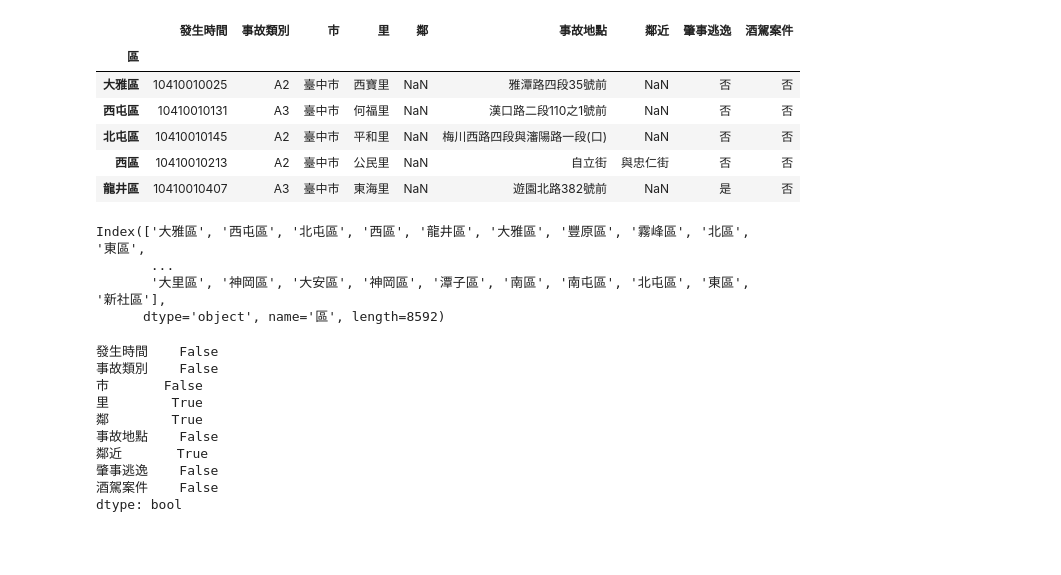
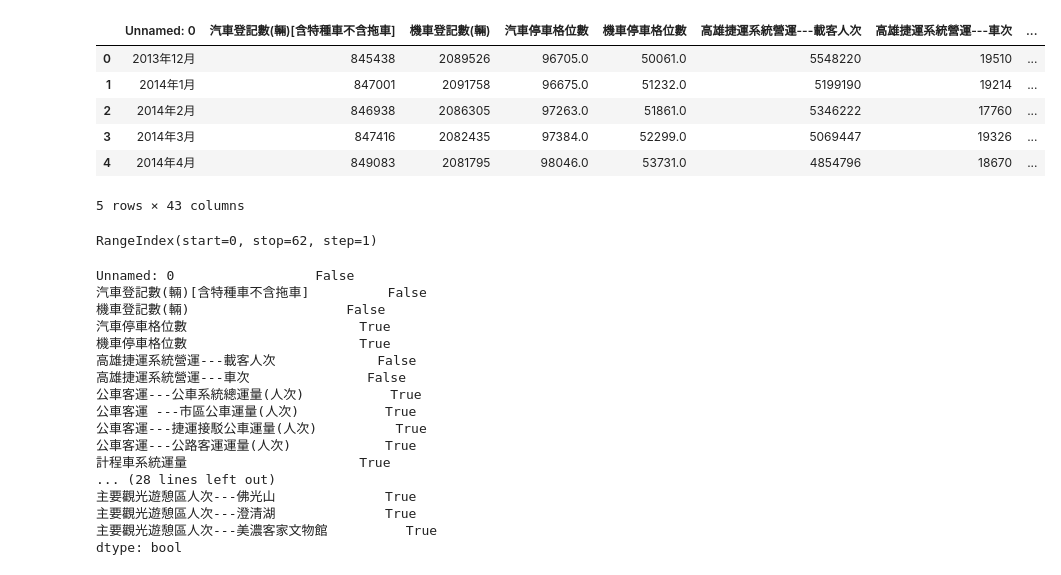
Before and after one commit to ChiDavid/ChiDavidPython, a Jupyter notebook: [NCTS]_Homework_Q5-1_DavidChi.ipynb, the cells around one changed output. Saved outputs shown, nothing was run; the diff lists cells and outputs as text; code cells hidden in the pictures; blank space fills up the shorter version.

```diff
--- a/[NCTS]_Homework_Q5-1_DavidChi.ipynb
+++ b/[NCTS]_Homework_Q5-1_DavidChi.ipynb
@@ -12,35 +12,39 @@ from ipywidgets import interact
 from sklearn.linear_model import LinearRegression
 from sklearn.model_selection import train_test_split
 myfont = FontProperties(fname=r'c:\windows\fonts\simsun.ttc', size=14)
-# %%
-path = ('http://datacenter.taichung.gov.tw/swagger/OpenData/d9cad116-1255-4e97-94fc-d8dc58cd9ff9')
-df = pd.read_csv(path,index_col="區")#[NCTS]DavidChi
-df.head()
-# %% [output]
-|  | 發生時間 | 事故類別 | 市 | 里 | 鄰 | 事故地點 | 鄰近 | 肇事逃逸 | 酒駕案件 |
-| 區 |  |  |  |  |  |  |  |  |  |
-| 大雅區 | 10410010025 | A2 | 臺中市 | 西寶里 | NaN | 雅潭路四段35號前 | NaN | 否 | 否 |
-| 西屯區 | 10410010131 | A3 | 臺中市 | 何福里 | NaN | 漢口路二段110之1號前 | NaN | 否 | 否 |
-| 北屯區 | 10410010145 | A2 | 臺中市 | 平和里 | NaN | 梅川西路四段與瀋陽路一段(口) | NaN | 否 | 否 |
-| 西區 | 10410010213 | A2 | 臺中市 | 公民里 | NaN | 自立街 | 與忠仁街 | 否 | 否 |
-| 龍井區 | 10410010407 | A3 | 臺中市 | 東海里 | NaN | 遊園北路382號前 | NaN | 是 | 否 |
+# %%
+path = ('https://data.kcg.gov.tw/dataset/f620e491-1076-415c-83dd-abbe94506479/resource/2da251ea-b1e5-4ca1-984a-cb73b66e7cec/download/6.csv')
+df = pd.read_csv(path, encoding = "Big5")#[NCTS]DavidChi
+df.head()
+# %% [output]
+|  | Unnamed: 0 | 汽車登記數(輛)[含特種車不含拖車] | 機車登記數(輛) | 汽車停車格位數 | 機車停車格位數 | 高雄捷運系統營運---載客人次 | 高雄捷運系統營運---車次 | ... |
+| 0 | 2013年12月 | 845438 | 2089526 | 96705.0 | 50061.0 | 5548220 | 19510 | ... |
+| 1 | 2014年1月 | 847001 | 2091758 | 96675.0 | 51232.0 | 5199190 | 19214 | ... |
+| 2 | 2014年2月 | 846938 | 2086305 | 97263.0 | 51861.0 | 5346222 | 17760 | ... |
+| 3 | 2014年3月 | 847416 | 2082435 | 97384.0 | 52299.0 | 5069447 | 19326 | ... |
+| 4 | 2014年4月 | 849083 | 2081795 | 98046.0 | 53731.0 | 4854796 | 18670 | ... |
+5 rows × 43 columns
 # %%
 df.index
 # %% [output]
-Index(['大雅區', '西屯區', '北屯區', '西區', '龍井區', '大雅區', '豐原區', '霧峰區', '北區', '東區',
-       ...
-       '大里區', '神岡區', '大安區', '神岡區', '潭子區', '南區', '南屯區', '北屯區', '東區', '新社區'],
-      dtype='object', name='區', length=8592)
+RangeIndex(start=0, stop=62, step=1)
 # %%
 df.isnull().any()
 # %% [output]
-發生時間    False
-事故類別    False
-市       False
-里        True
-鄰        True
-事故地點    False
-鄰近       True
-肇事逃逸    False
-酒駕案件    False
+Unnamed: 0                  False
+汽車登記數(輛)[含特種車不含拖車]          False
+機車登記數(輛)                    False
+汽車停車格位數                      True
+機車停車格位數                      True
+高雄捷運系統營運---載客人次             False
+高雄捷運系統營運---車次               False
+公車客運---公車系統總運量(人次)           True
+公車客運 ---市區公車運量(人次)           True
+公車客運---捷運接駁公車運量(人次)          True
+公車客運---公路客運運量(人次)            True
+計程車系統運量                      True
+... (28 lines left out)
+主要觀光遊憩區人次---佛光山              True
+主要觀光遊憩區人次---澄清湖              True
+主要觀光遊憩區人次---美濃客家文物館          True
 dtype: bool
```
Also changed, not shown: parts of 9 cells of this notebook.
